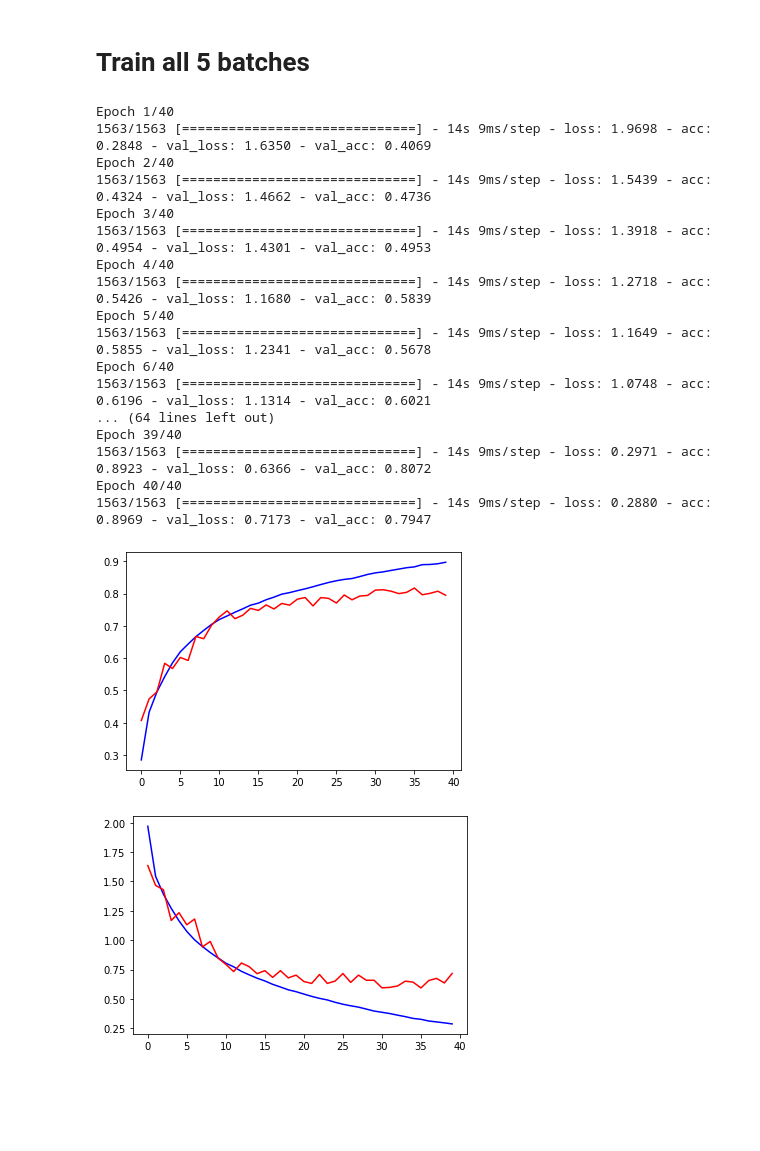
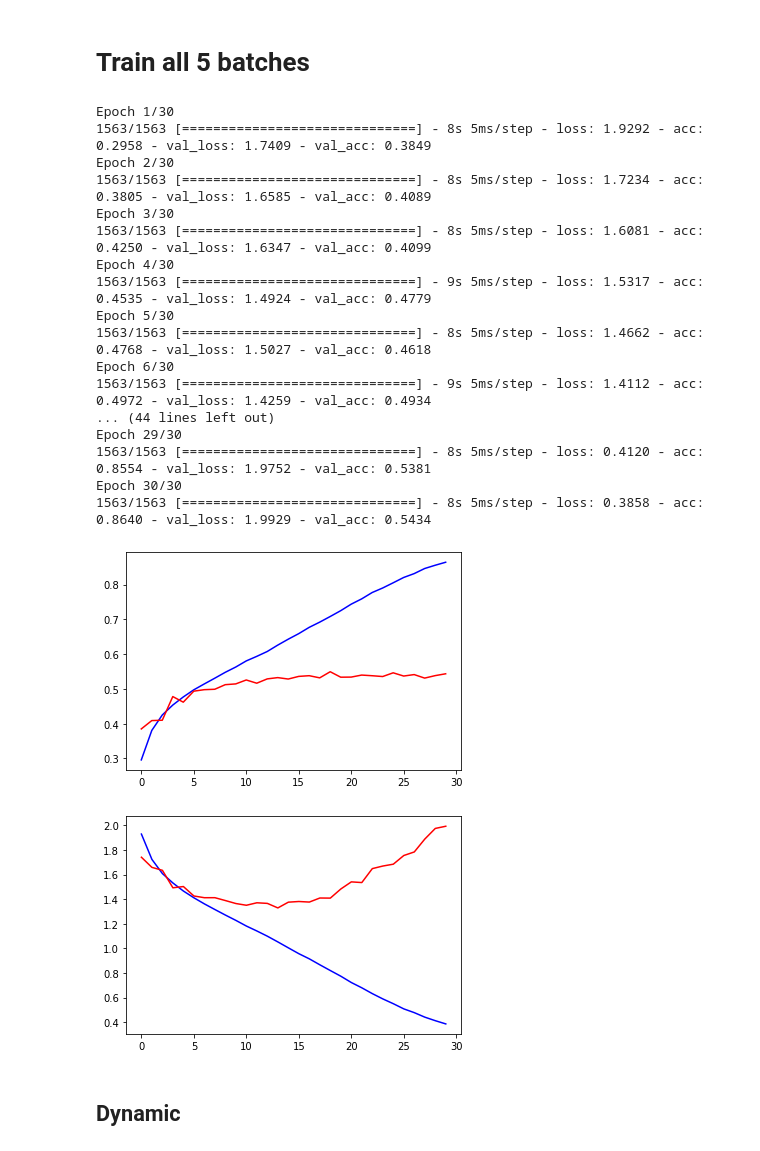
Before and after one commit to zahrasalarian/Artificial-Intelligence-in-Medicine-Projects, a Jupyter notebook: p2/main.ipynb, the cells around one changed output. Drawn from its saved outputs; the diff is of its cells as text; code cells hidden in the pictures; blank space fills up the shorter version.

```diff
--- a/p2/main.ipynb
+++ b/p2/main.ipynb
@@ -41,8 +42,8 @@ from tensorflow.keras.losses import *
 from tensorflow.keras.layers import *
 from tensorflow.keras.activations import *
 # %%
-#train_X = train_X.reshape(np.shape(train_X)[0], -1)
-#test_X = test_X.reshape(np.shape(test_X)[0], -1)
+train_X = train_X.reshape(np.shape(train_X)[0], -1)
+test_X = test_X.reshape(np.shape(test_X)[0], -1)
 
 # one hot y values
 train_Y = to_categorical(train_y)
@@ -492,47 +437,48 @@ Epoch 30/30
 # Train all 5 batches
 # %%
 model = Sequential()
-model.add(Conv2D(64, (3, 3), activation='relu', kernel_initializer='he_uniform', padding='same', input_shape=(32, 32, 3)))
-model.add(Conv2D(64, (3, 3), activation='relu', kernel_initializer='he_uniform', padding='same'))
-model.add(MaxPooling2D((2, 2)))
+nodes_number = 2048
+# define model
+model = Sequential()
+# define layeres
+model.add(Dense(nodes_number, activation='relu', kernel_initializer='he_uniform', input_dim=hyperbatch_X.shape[1]))
+model.add(Dense(1024, activation='relu', kernel_initializer='he_uniform'))
 
-model.add(Dropout((0.65)))
+model.add(Dropout((0.01)))
 
-model.add(Conv2D(128, (3, 3), activation='relu', kernel_initializer='he_uniform', padding='same'))
-model.add(Conv2D(128, (3, 3), activation='relu', kernel_initializer='he_uniform', padding='same'))
-model.add(MaxPooling2D((2, 2)))
-
-model.add(Dropout((0.65)))
-
-model.add(Conv2D(256, (3, 3), activation='relu', kernel_initializer='he_uniform', padding='same'))
-model.add(Conv2D(256, (3, 3), activation='relu', kernel_initializer='he_uniform', padding='same'))
-model.add(MaxPooling2D((2, 2)))
+model.add(Dense(512, activation='relu', kernel_initializer='he_uniform'))
+model.add(Dense(256, activation='relu', kernel_initializer='he_uniform'))
+model.add(Dense(128, activation='relu', kernel_initializer='he_uniform'))
+model.add(Dense(64, activation='relu', kernel_initializer='he_uniform'))
+model.add(Dense(32, activation='relu', kernel_initializer='he_uniform'))
 
 model.add(Flatten())
 #model.add(Dense(128, activation='relu', kernel_initializer='he_uniform'))
 model.add(Dense(10, activation='softmax'))
 
 # compile and fit
 model.compile(optimizer=Adam(learning_rate=0.0001), loss='categorical_crossentropy', metrics=['acc'])
-history = model.fit(train_X, train_Y, batch_size=32, epochs=40, validation_data=(test_X, test_Y))
+history = model.fit(train_X, train_Y, batch_size=32, epochs=30, validation_data=(test_X, test_Y))
 draw_acc_loss_plt(history)
 # %% [output]
-Epoch 1/40
-1563/1563 [==============================] - 14s 9ms/step - loss: 1.9698 - acc: 0.2848 - val_loss: 1.6350 - val_acc: 0.4069
-Epoch 2/40
-1563/1563 [==============================] - 14s 9ms/step - loss: 1.5439 - acc: 0.4324 - val_loss: 1.4662 - val_acc: 0.4736
-Epoch 3/40
-1563/1563 [==============================] - 14s 9ms/step - loss: 1.3918 - acc: 0.4954 - val_loss: 1.4301 - val_acc: 0.4953
-Epoch 4/40
-1563/1563 [==============================] - 14s 9ms/step - loss: 1.2718 - acc: 0.5426 - val_loss: 1.1680 - val_acc: 0.5839
-Epoch 5/40
-1563/1563 [==============================] - 14s 9ms/step - loss: 1.1649 - acc: 0.5855 - val_loss: 1.2341 - val_acc: 0.5678
-Epoch 6/40
-1563/1563 [==============================] - 14s 9ms/step - loss: 1.0748 - acc: 0.6196 - val_loss: 1.1314 - val_acc: 0.6021
-... (64 lines left out)
-Epoch 39/40
-1563/1563 [==============================] - 14s 9ms/step - loss: 0.2971 - acc: 0.8923 - val_loss: 0.6366 - val_acc: 0.8072
-Epoch 40/40
-1563/1563 [==============================] - 14s 9ms/step - loss: 0.2880 - acc: 0.8969 - val_loss: 0.7173 - val_acc: 0.7947
+Epoch 1/30
+1563/1563 [==============================] - 8s 5ms/step - loss: 1.9292 - acc: 0.2958 - val_loss: 1.7409 - val_acc: 0.3849
+Epoch 2/30
+1563/1563 [==============================] - 8s 5ms/step - loss: 1.7234 - acc: 0.3805 - val_loss: 1.6585 - val_acc: 0.4089
+Epoch 3/30
+1563/1563 [==============================] - 8s 5ms/step - loss: 1.6081 - acc: 0.4250 - val_loss: 1.6347 - val_acc: 0.4099
+Epoch 4/30
+1563/1563 [==============================] - 9s 5ms/step - loss: 1.5317 - acc: 0.4535 - val_loss: 1.4924 - val_acc: 0.4779
+Epoch 5/30
+1563/1563 [==============================] - 8s 5ms/step - loss: 1.4662 - acc: 0.4768 - val_loss: 1.5027 - val_acc: 0.4618
+Epoch 6/30
+1563/1563 [==============================] - 9s 5ms/step - loss: 1.4112 - acc: 0.4972 - val_loss: 1.4259 - val_acc: 0.4934
+... (44 lines left out)
+Epoch 29/30
+1563/1563 [==============================] - 8s 5ms/step - loss: 0.4120 - acc: 0.8554 - val_loss: 1.9752 - val_acc: 0.5381
+Epoch 30/30
+1563/1563 [==============================] - 8s 5ms/step - loss: 0.3858 - acc: 0.8640 - val_loss: 1.9929 - val_acc: 0.5434
-[figure, old version]
+[figure, new version]
-[figure, old version]
+[figure, new version]
+# %% [markdown]
+## Dynamic
```
Also changed, not shown: parts of 34 cells of this notebook.
